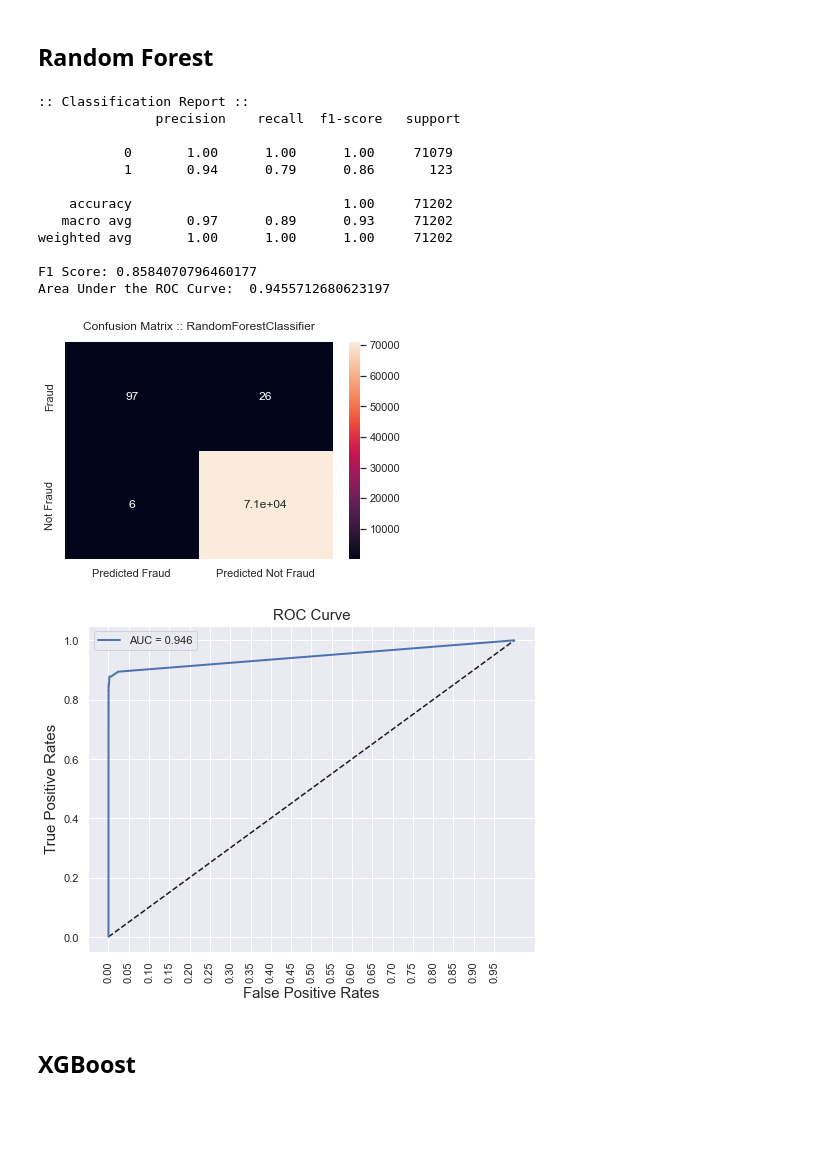
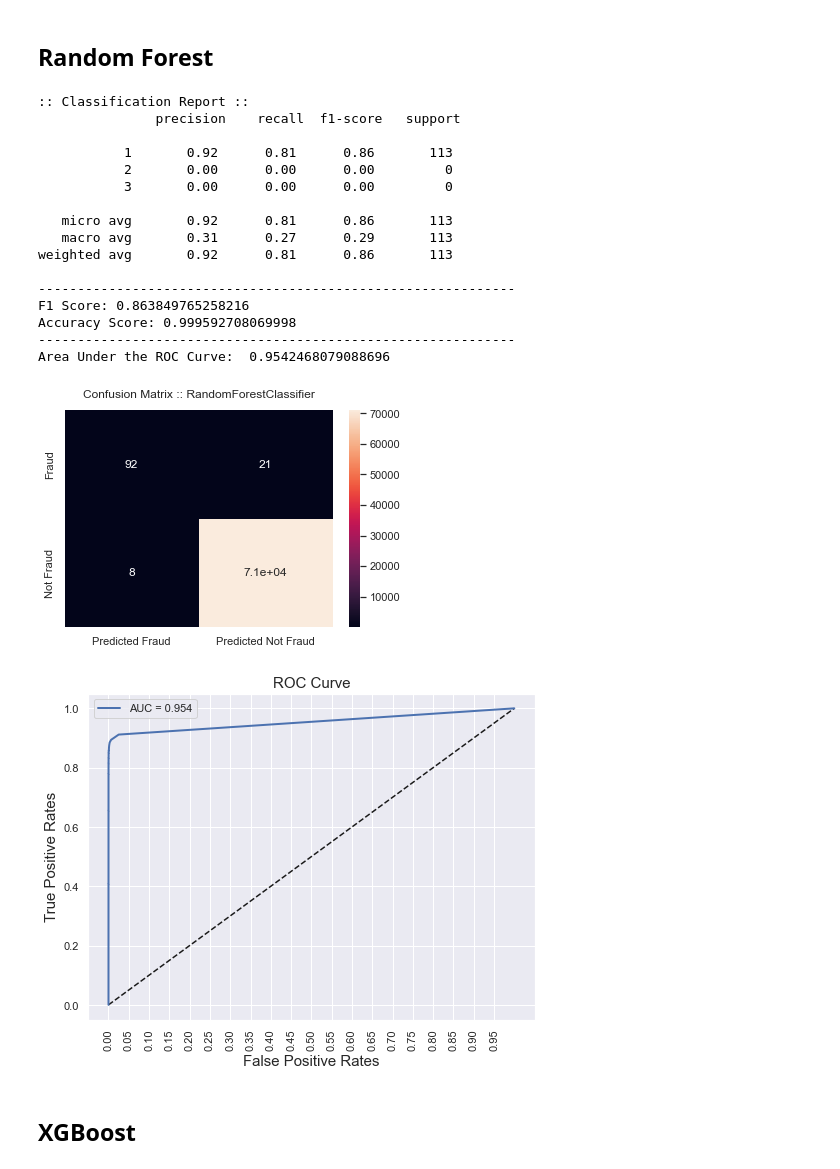
Before and after one commit to venk-dev/machine-learning-and-ai, a Jupyter notebook: credit-card-fraud-detection/notebooks/Fraud_Detection_Using_Machine_Learning.ipynb, the cells around one changed output. Drawn from its saved outputs; the diff is of its cells as text; code cells hidden in the pictures; blank space fills up the shorter version.

```diff
--- a/credit-card-fraud-detection/notebooks/Fraud_Detection_Using_Machine_Learning.ipynb
+++ b/credit-card-fraud-detection/notebooks/Fraud_Detection_Using_Machine_Learning.ipynb
@@ -159,7 +159,7 @@ Metrics used:
 # %%
 from sklearn.model_selection import train_test_split
 from sklearn.metrics import classification_report, f1_score
-x_train, x_test, y_train, y_test = train_test_split(X_scaled, y, test_size=0.25, random_state=42, stratify=y)
+x_train, x_test, y_train, y_test = train_test_split(X, y, test_size=0.25, random_state=42)
 # %%
 from sklearn.metrics import accuracy_score, precision_score, recall_score, confusion_matrix, roc_curve, roc_auc_score
 
@@ -176,14 +176,21 @@ def plot_roc_curve(fpr, tpr, label=None):
 # %% [markdown]
 ## Logistic Regression ##
 # %%
+from sklearn.preprocessing import StandardScaler
+from sklearn.pipeline import Pipeline
 from sklearn.linear_model import LogisticRegression
-model = LogisticRegression()
+
+pipe = Pipeline([('scaler', StandardScaler()), ('clf', LogisticRegression())])
+
 # training
-model.fit(x_train, y_train)
+pipe.fit(x_train, y_train)
 # testing
-y_pred = model.predict(x_test)
-print(":: Classification Report :: \n", classification_report(y_test, y_pred))
+y_pred = pipe.predict(x_test)
+print(":: Classification Report :: \n", classification_report(y_test, y_pred, labels=[1,2,3]))
+print("-------------------------------------------------------------")
 print("F1 Score:",f1_score(y_test, y_pred))
+print("Accuracy Score:",accuracy_score(y_test, y_pred))
+print("-------------------------------------------------------------")
 
 tn, fp, fn, tp = confusion_matrix(y_test, y_pred).ravel()
 conf_matrix = pd.DataFrame(
@@ -194,7 +201,7 @@ conf_matrix = pd.DataFrame(
 heatmap = sns.heatmap(conf_matrix, annot=True)
 heatmap.set_title('Confusion Matrix :: LogisticRegression', fontdict={'fontsize':12}, pad=12);
 
-pred_test_prob = model.predict_proba(x_test)[:, 1]
+pred_test_prob = pipe.predict_proba(x_test)[:, 1]
 fpr, tpr, threshold = roc_curve(y_test, pred_test_prob)
 auc = roc_auc_score(y_test, pred_test_prob)
 print("Area Under the ROC Curve: ",auc)
@@ -218,44 +229,52 @@ Area Under the ROC Curve:  0.9578770535521166
 ## Random Forest ##
 # %%
 from sklearn.ensemble import RandomForestClassifier
-model = RandomForestClassifier()
+
+pipe = Pipeline([('scaler', StandardScaler()), ('clf', RandomForestClassifier())])
 # training
-model.fit(x_train, y_train)
+pipe.fit(x_train, y_train)
 # testing
-y_pred = model.predict(x_test)
+y_pred = pipe.predict(x_test)
 
-print(":: Classification Report :: \n", classification_report(y_test, y_pred))
+print(":: Classification Report :: \n", classification_report(y_test, y_pred, labels=[1,2,3]))
+print("-------------------------------------------------------------")
 print("F1 Score:",f1_score(y_test, y_pred))
+print("Accuracy Score:",accuracy_score(y_test, y_pred))
+print("-------------------------------------------------------------")
 
 tn, fp, fn, tp = confusion_matrix(y_test, y_pred).ravel()
 conf_matrix = pd.DataFrame(
     {
         'Predicted Fraud': [tp, fp],
         'Predicted Not Fraud': [fn, tn]
     }, index=['Fraud', 'Not Fraud'])
 heatmap = sns.heatmap(conf_matrix, annot=True)
 heatmap.set_title('Confusion Matrix :: RandomForestClassifier', fontdict={'fontsize':12}, pad=12);
 
-pred_test_prob = model.predict_proba(x_test)[:, 1]
+pred_test_prob = pipe.predict_proba(x_test)[:, 1]
 fpr, tpr, threshold = roc_curve(y_test, pred_test_prob)
 auc = roc_auc_score(y_test, pred_test_prob)
 print("Area Under the ROC Curve: ",auc)
 plot_roc_curve(fpr=fpr, tpr=tpr, label="AUC = %.3f" % auc)
 # %% [output]
 :: Classification Report ::
                precision    recall  f1-score   support
 
-           0       1.00      1.00      1.00     71079
-           1       0.94      0.79      0.86       123
+           1       0.92      0.81      0.86       113
+           2       0.00      0.00      0.00         0
+           3       0.00      0.00      0.00         0
 
-    accuracy                           1.00     71202
-   macro avg       0.97      0.89      0.93     71202
-weighted avg       1.00      1.00      1.00     71202
+   micro avg       0.92      0.81      0.86       113
+   macro avg       0.31      0.27      0.29       113
+weighted avg       0.92      0.81      0.86       113
 
-F1 Score: 0.8584070796460177
-Area Under the ROC Curve:  0.9455712680623197
+-------------------------------------------------------------
+F1 Score: 0.863849765258216
+Accuracy Score: 0.999592708069998
+-------------------------------------------------------------
+Area Under the ROC Curve:  0.9542468079088696
 [figure]
-[figure, old version]
+[figure, new version]
 # %% [markdown]
 ## XGBoost ##
 # %%
```
Also changed, not shown: parts of 13 cells of this notebook, 1 other file.
